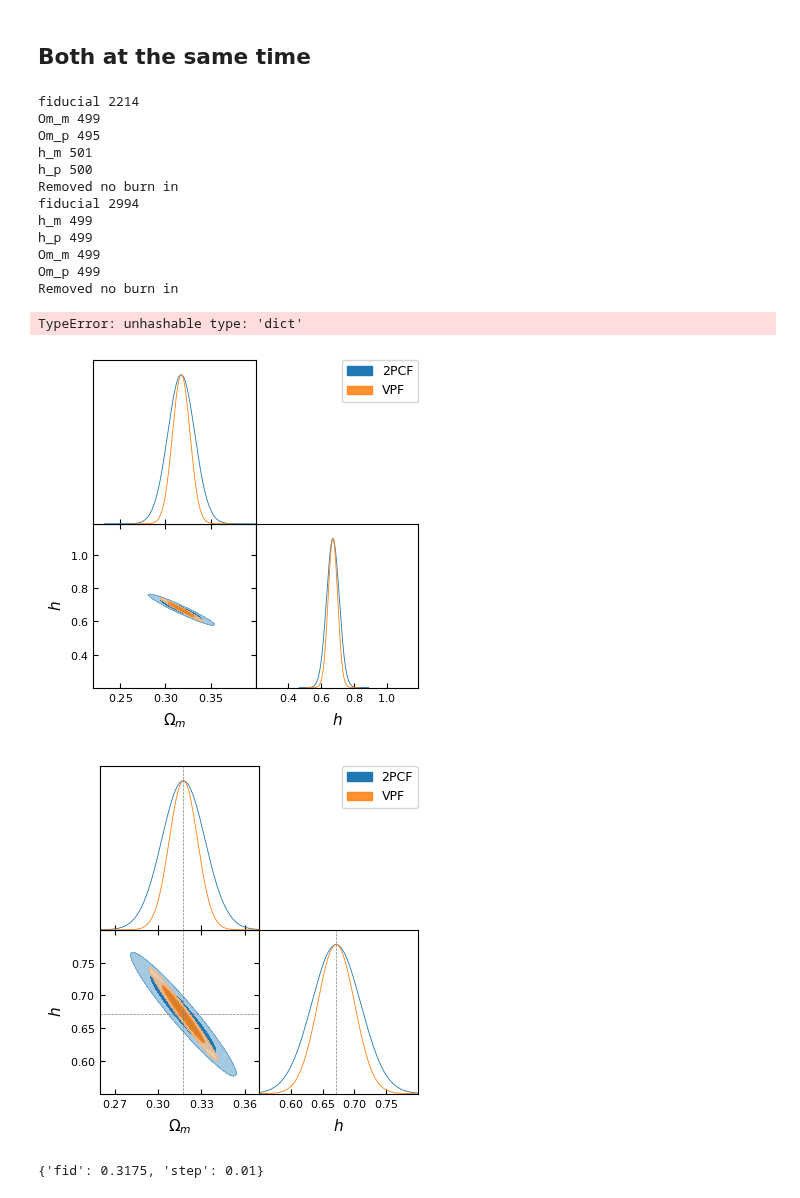
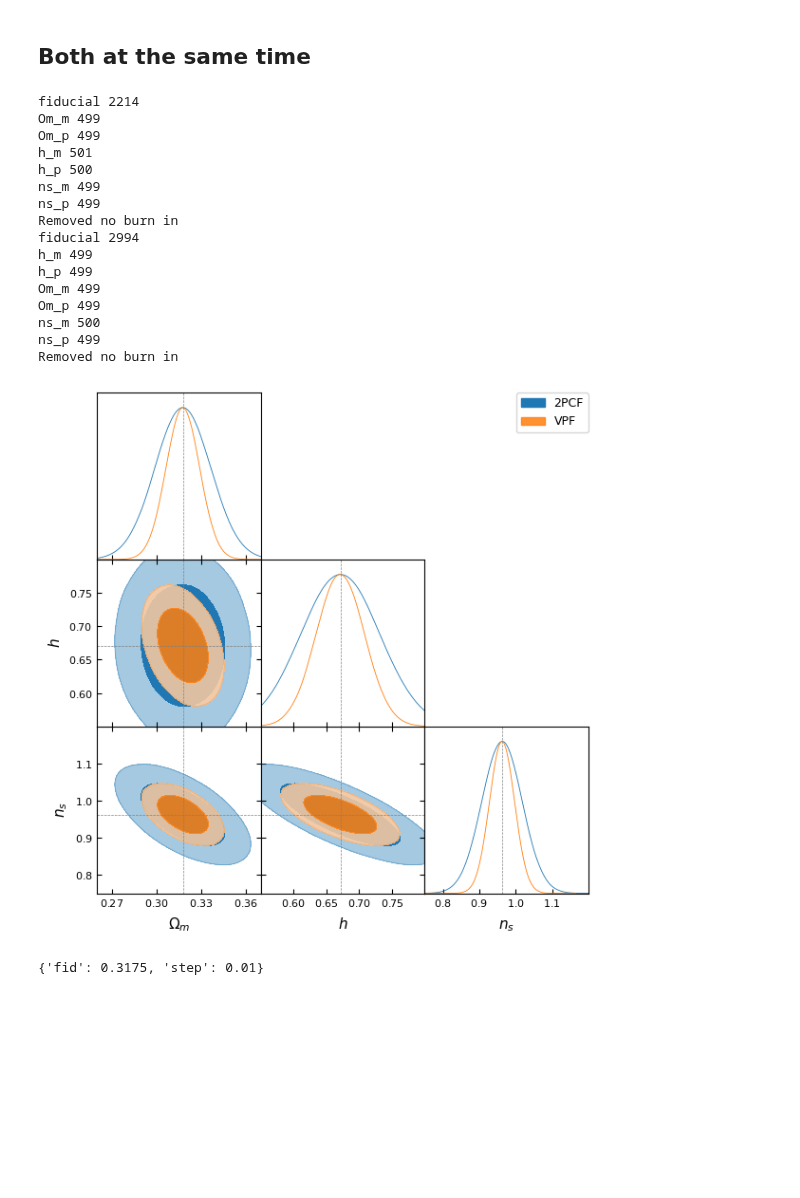
Before and after one commit to FedeDavilaKurban/VPF_Quijote, a Jupyter notebook: fisherMatrixComputation.ipynb, the cells around one changed output. Cells and saved outputs as stored; diff of their text form; code cells hidden in the pictures; blank space fills up the shorter version.

```diff
--- a/fisherMatrixComputation.ipynb
+++ b/fisherMatrixComputation.ipynb
@@ -1115,9 +1115,9 @@ import numpy as np
 from astropy.io import ascii
 import cosm_parameters as cp
 
-samples = ['Om','h']
-labels = [r'\Omega_m',r'h']
-mean_theta = [cp.cosm_param['Om']['fid'],cp.cosm_param['h']['fid']]
+samples = ['Om','h','ns']
+labels = [r'\Omega_m',r'h',r'n_s']
+mean_theta = [cp.cosm_param['Om']['fid'],cp.cosm_param['h']['fid'],cp.cosm_param['ns']['fid']]
 random_state = np.random.default_rng(10)
 
 
@@ -1135,15 +1135,20 @@ covfactor = get_covfactor('2pcf')
 #Computing derivatives
 dOm = get_derivatives('Om', '2pcf')
 dh = get_derivatives('h','2pcf')
+dns = get_derivatives('ns','2pcf')
 
 # Computing diagonal fisher elements
 f_Om = fisher_element(dOm,dOm,covfactor,covariance_fid)
 f_h = fisher_element(dh,dh,covfactor,covariance_fid)
+f_ns = fisher_element(dns,dns,covfactor,covariance_fid)
 # Computing off-diagonal fisher elements
 f_Omh = fisher_element(dOm,dh,covfactor,covariance_fid)
+f_Omns = fisher_element(dOm,dns,covfactor,covariance_fid)
+f_hns = fisher_element(dh,dns,covfactor,covariance_fid)
 
-fisher_matrix = np.array([[f_Om, f_Omh],
-                          [f_Omh, f_h]])
+fisher_matrix = np.array([[f_Om, f_Omh, f_Omns],
+                          [f_Omh, f_h, f_hns],
+                          [f_Omns, f_hns, f_ns]])
 cov_theta = np.linalg.inv(fisher_matrix)
 #print(cov_theta,1/f_h)
 samp = random_state.multivariate_normal(mean_theta, cov_theta, size=1000000)
@@ -1164,15 +1169,20 @@ covfactor = get_covfactor('vpf')
 #Computing derivatives
 dh = get_derivatives('h','vpf')
 dOm = get_derivatives('Om', 'vpf')
+dns = get_derivatives('ns','vpf')
 
 # Computing diagonal fisher elements
 f_Om = fisher_element(dOm,dOm,covfactor,covariance_fid)
 f_h = fisher_element(dh,dh,covfactor,covariance_fid)
+f_ns = fisher_element(dns,dns,covfactor,covariance_fid)
 # Computing off-diagonal fisher elements
 f_Omh = fisher_element(dOm,dh,covfactor,covariance_fid)
+f_Omns = fisher_element(dOm,dns,covfactor,covariance_fid)
+f_hns = fisher_element(dh,dns,covfactor,covariance_fid)
 
-fisher_matrix = np.array([[f_Om, f_Omh],
-                          [f_Omh, f_h]])
+fisher_matrix = np.array([[f_Om, f_Omh, f_Omns],
+                          [f_Omh, f_h, f_hns],
+                          [f_Omns, f_hns, f_ns]])
 cov_theta = np.linalg.inv(fisher_matrix)
 #print(cov_theta,1/f_h)
 samp = random_state.multivariate_normal(mean_theta, cov_theta, size=1000000)
@@ -1187,37 +1197,40 @@ g = plots.get_subplot_plotter()
 # %% [output]
 fiducial 2214
 Om_m 499
-Om_p 495
+Om_p 499
 h_m 501
 h_p 500
+ns_m 499
+ns_p 499
 Removed no burn in
 fiducial 2994
 h_m 499
 h_p 499
 Om_m 499
 Om_p 499
+ns_m 500
+ns_p 499
 Removed no burn in
-TypeError: unhashable type: 'dict'
-[figure, removed]
 # %%
 param_limits = {
     'Om':(0.26, 0.37),
     'Ob2':(0.01, 0.087),
     'h':(0.55, .8),
 #    's8':(0.65, 1.05),
-    'ns':(0.64, 1.31),
+    'ns':(0.75, 1.2),
 #    'Mnu':(-0.65, 0.65)
 }
 method_labels = ['2PCF','VPF']
 # Plot the triangle plot
 g.triangle_plot([mcs_2pcf,mcs_vpf], filled=True, legend_labels=method_labels,
                 param_limits=param_limits, contour_colors=colors)
-g.add_param_markers({'Om':cp.cosm_param['Om']['fid'],'h':cp.cosm_param['h']['fid']})
+g.add_param_markers({'Om':cp.cosm_param['Om']['fid'],'h':cp.cosm_param['h']['fid'],\
+                     'ns':cp.cosm_param['ns']['fid']})
 
 # Show the plot
 plt.show()
 # %% [output]
-[figure, old version]
+[figure, new version]
 # %%
 cp.cosm_param['Om']
 # %% [output]
```
